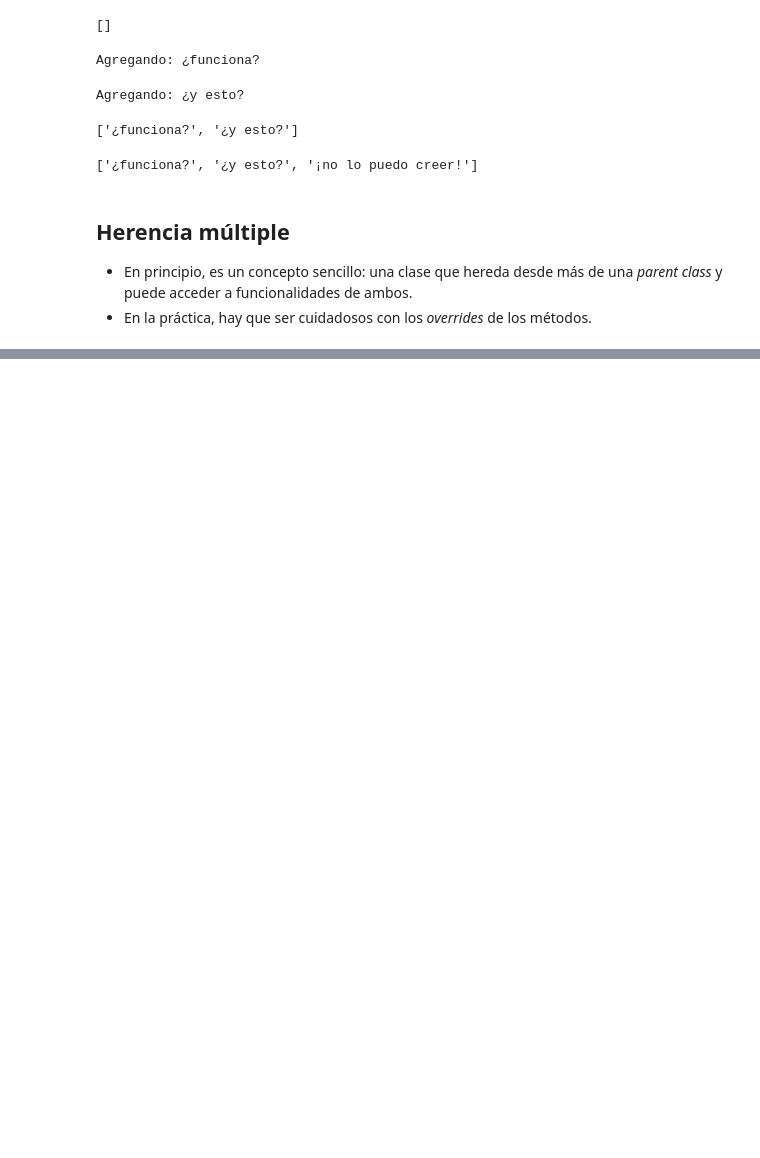
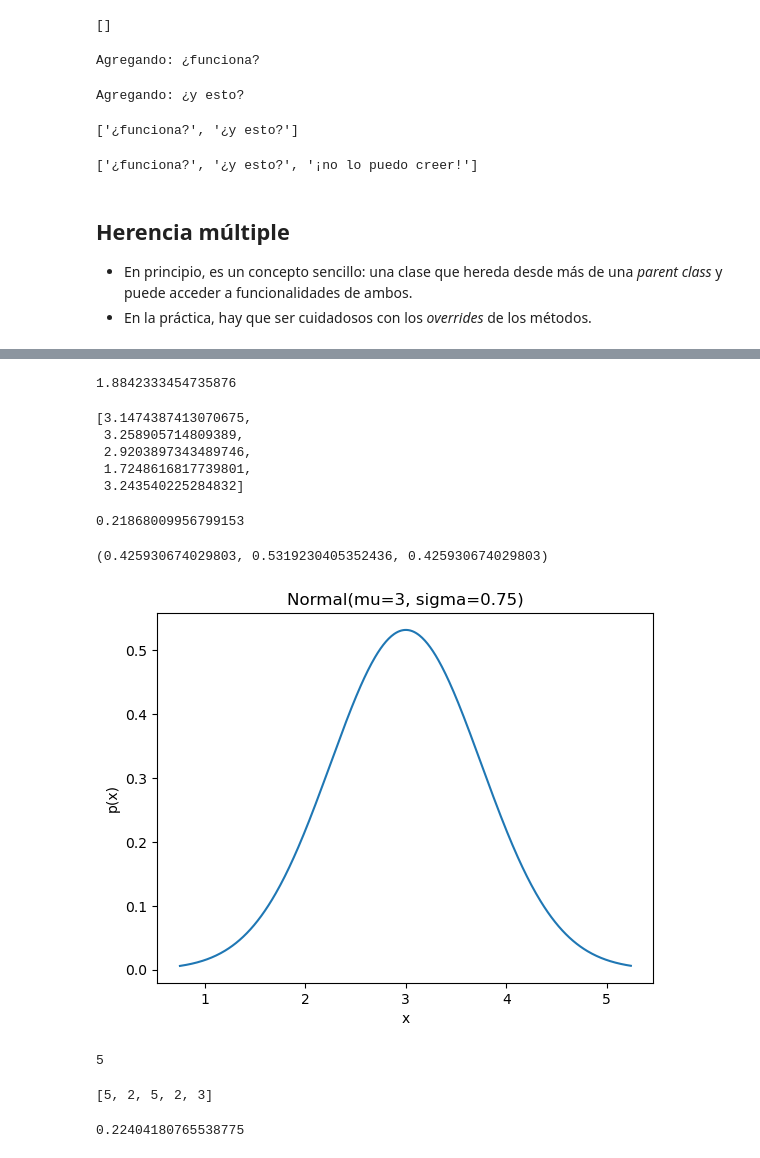
Before and after one commit to ee-unr/programacion-2, a Jupyter notebook: teoria/03_oop/02_herencia.ipynb, the cells around one changed output, grey strips where cells are left out. Drawn from its saved outputs; the diff is of its cells as text; code cells hidden in the pictures; blank space fills up the shorter version.

```diff
--- a/teoria/03_oop/02_herencia.ipynb
+++ b/teoria/03_oop/02_herencia.ipynb
@@ -270,37 +293,33 @@ class Normal(Distribucion):
 
         # Crear gráfico
         plt.plot(xs, ys)
+        plt.xlabel("x")
+        plt.ylabel("p(x)")
         plt.title(f"Normal(mu={self.mu}, sigma={self.sigma})")
         plt.show()
-
-
-class Poisson(Distribucion):
-    def __init__(self, lam):
-        self.lam = lam
-
-    def pmf(self, x):
-        return (math.exp(-self.lam) * self.lam ** x) / math.factorial(x)
-
-    def muestra(self):
-        S, N = 0, 0
-        while S < 1:
-            u = random.uniform(0, 1)
-            N += 1
-            S += - math.log(u) / self.lam
-        return N - 1
-
-    def plot(self):
-        # Construir valores de 'x'
-        xs = []
-        x, cdf = 0, 0
-        while cdf < 0.999:
-            xs.append(x)
-            cdf += self.pmf(x)
-            x += 1
-
-        # Construir valores de 'y'
-        ys = [self.pmf(x) for x in xs]
-
-        plt.vlines(xs, ymin=0, ymax=ys, lw=3)
-        plt.title(f"Poisson(lam={self.lam})")
-        plt.show()
+# %%
+normal = Normal(mu=3, sigma=0.75)
+# %%
+normal.muestra()
+# %% [output]
+1.8842333454735876
+# %%
+normal.muestras(5)
+# %% [output]
+[3.1474387413070675,
+ 3.258905714809389,
+ 2.9203897343489746,
+ 1.7248616817739801,
+ 3.243540225284832]
+# %%
+normal.pdf(2)
+# %% [output]
+0.21868009956799153
+# %%
+normal.pdf(2.5), normal.pdf(3), normal.pdf(3.5)
+# %% [output]
+(0.425930674029803, 0.5319230405352436, 0.425930674029803)
+# %%
+normal.plot()
+# %% [output]
+[figure, added]
@@ -307 +359,14 @@ class Poisson(Distribucion):
+# %%
+poisson = Poisson(3)
+poisson.muestra()
+# %% [output]
+5
+# %%
+poisson.muestras(5)
+# %% [output]
+[5, 2, 5, 2, 3]
+# %%
+poisson.pmf(3)
+# %% [output]
+0.22404180765538775
 # %%
```
Also changed, not shown: parts of 24 cells of this notebook.
